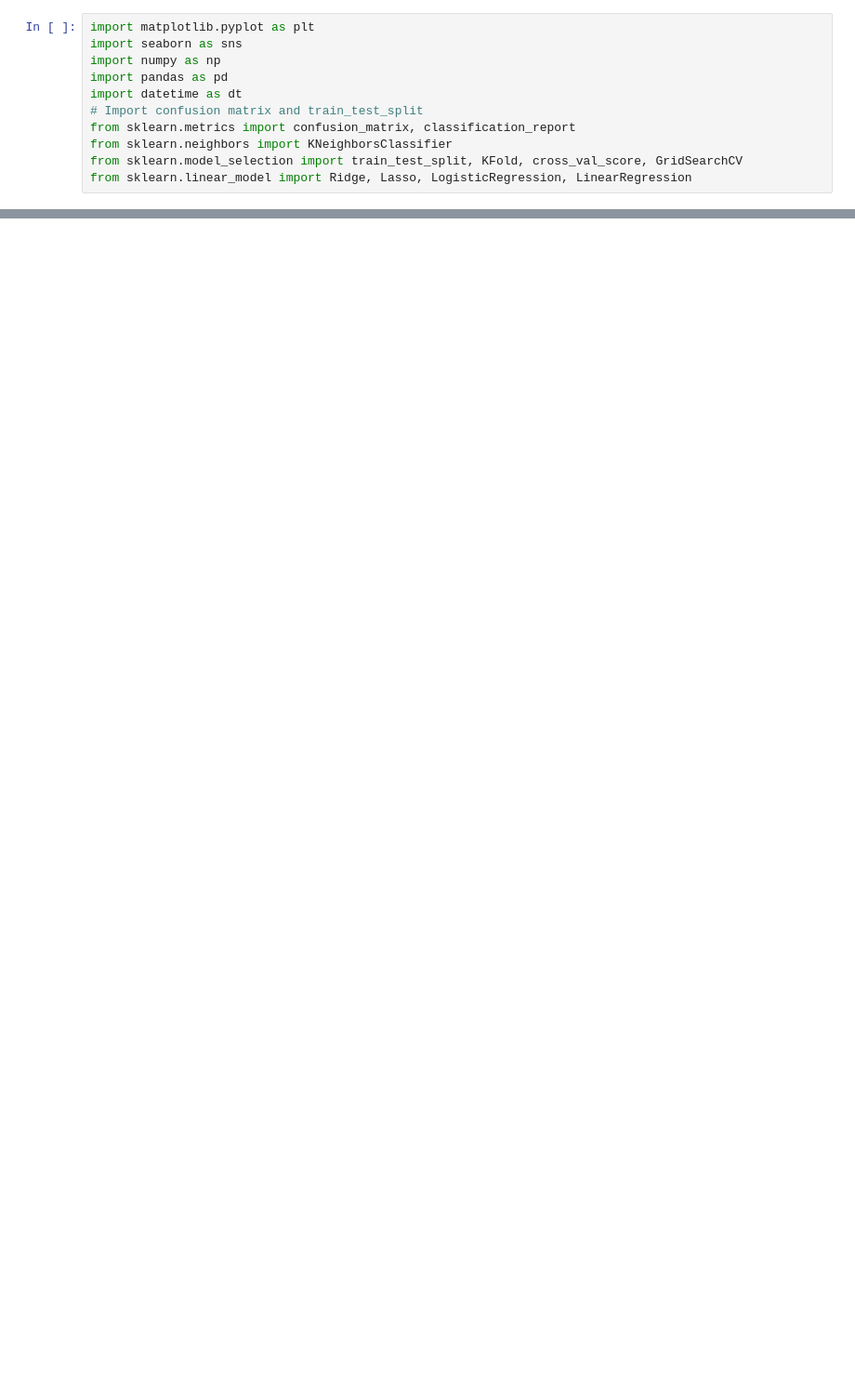
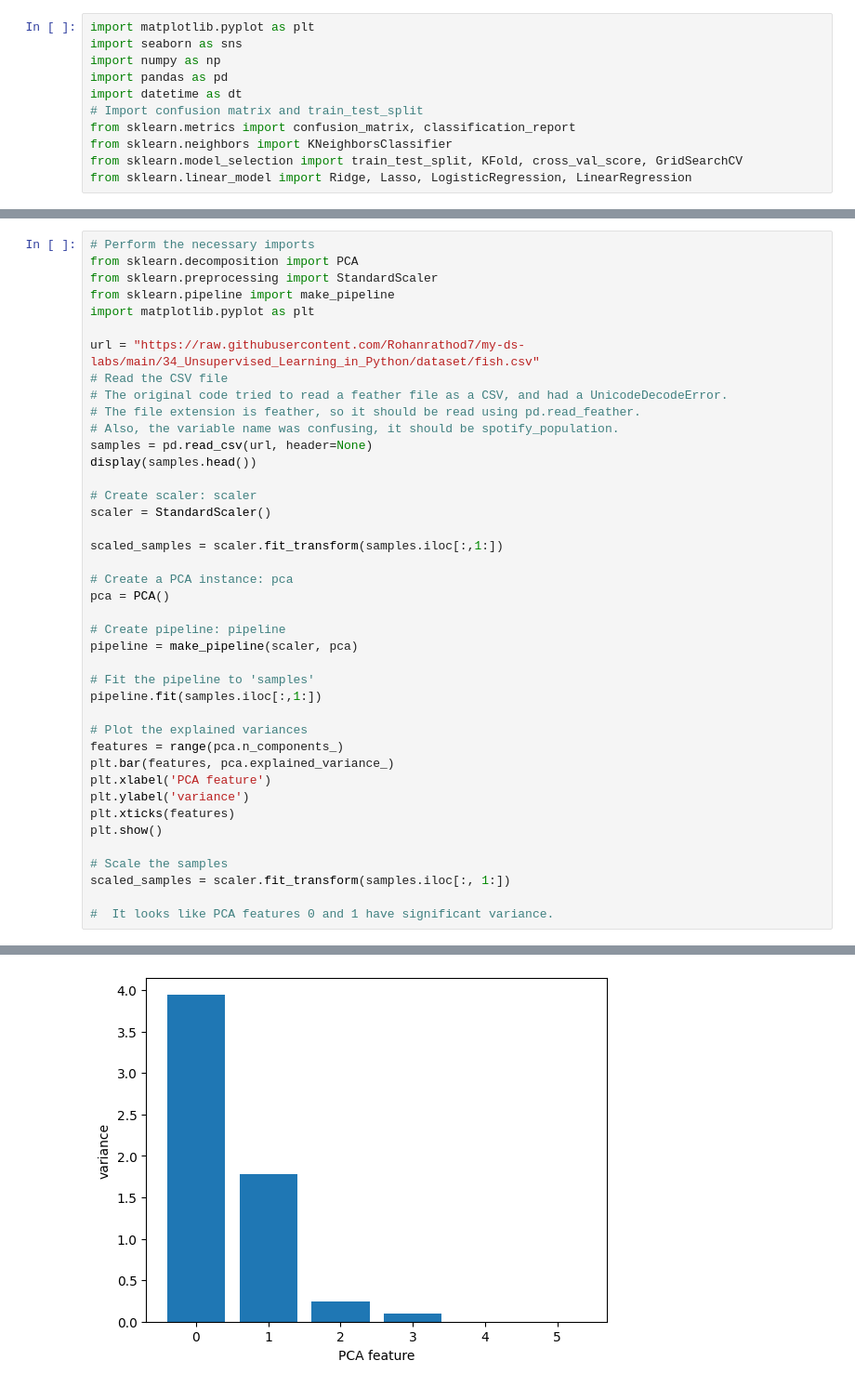
Before and after one commit to Rohanrathod7/my-ds-labs, a Jupyter notebook: 34_Unsupervised_Learning_in_Python/03_Decorrelating_Your_Data_and_Dimension_Reduction.ipynb, the cells around one changed output, grey strips where cells are left out. Shown at 93% size. Drawn from its saved outputs; the diff is of its cells as text; blank space fills up the shorter version.

```diff
--- a/34_Unsupervised_Learning_in_Python/03_Decorrelating_Your_Data_and_Dimension_Reduction.ipynb
+++ b/34_Unsupervised_Learning_in_Python/03_Decorrelating_Your_Data_and_Dimension_Reduction.ipynb
@@ -440,0 +181,42 @@ Tuned Logistic Regression Parameters: {'logreg__C': np.float64(1.0), 'logreg__so
+# %%
+# Perform the necessary imports
+from sklearn.decomposition import PCA
+from sklearn.preprocessing import StandardScaler
+from sklearn.pipeline import make_pipeline
+import matplotlib.pyplot as plt
+
+url = "https://raw.githubusercontent.com/Rohanrathod7/my-ds-labs/main/34_Unsupervised_Learning_in_Python/dataset/fish.csv"
+# Read the CSV file
+# The original code tried to read a feather file as a CSV, and had a UnicodeDecodeError.
+# The file extension is feather, so it should be read using pd.read_feather.
+# Also, the variable name was confusing, it should be spotify_population.
+samples = pd.read_csv(url, header=None)
+display(samples.head())
+
+# Create scaler: scaler
+scaler = StandardScaler()
+
+scaled_samples = scaler.fit_transform(samples.iloc[:,1:])
+
+# Create a PCA instance: pca
+pca = PCA()
+
+# Create pipeline: pipeline
+pipeline = make_pipeline(scaler, pca)
+
+# Fit the pipeline to 'samples'
+pipeline.fit(samples.iloc[:,1:])
+
+# Plot the explained variances
+features = range(pca.n_components_)
+plt.bar(features, pca.explained_variance_)
+plt.xlabel('PCA feature')
+plt.ylabel('variance')
+plt.xticks(features)
+plt.show()
+
+# Scale the samples
+scaled_samples = scaler.fit_transform(samples.iloc[:, 1:])
+
+#  It looks like PCA features 0 and 1 have significant variance.
+# %% [output]
@@ -440,0 +229 @@ Tuned Logistic Regression Parameters: {'logreg__C': np.float64(1.0), 'logreg__so
+[figure, added]
```
Also changed, not shown: parts of 43 cells of this notebook.
